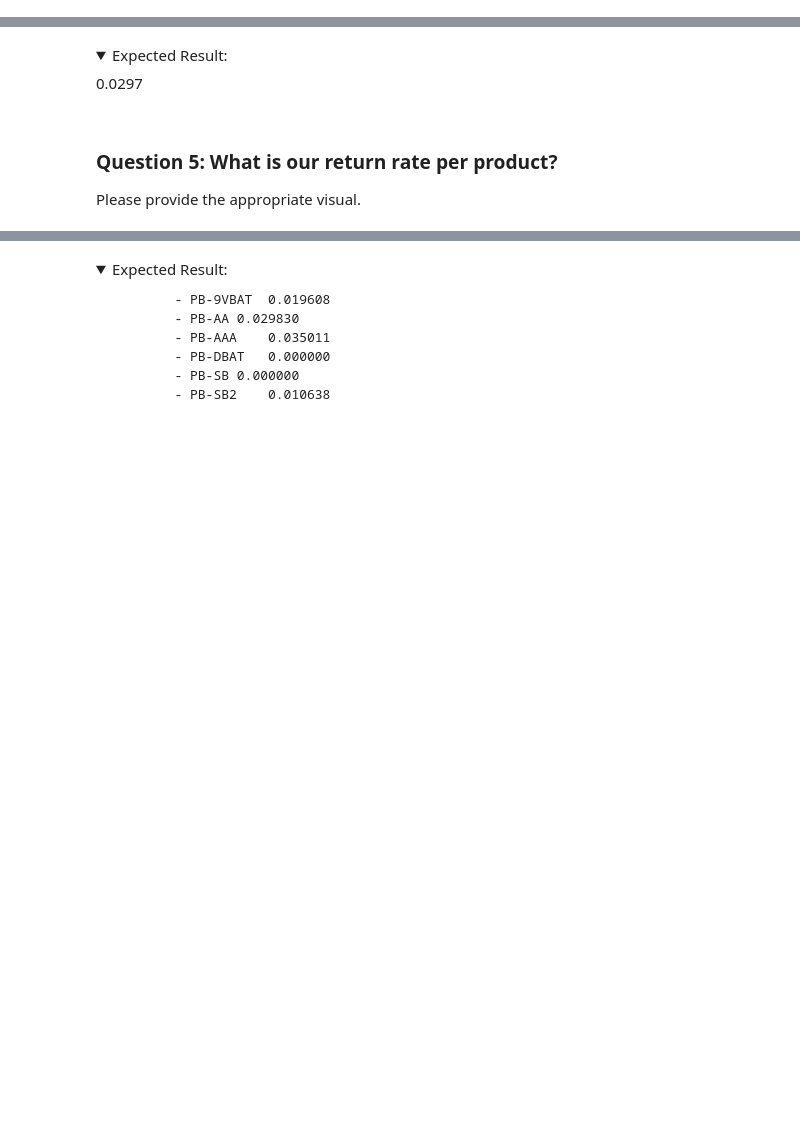
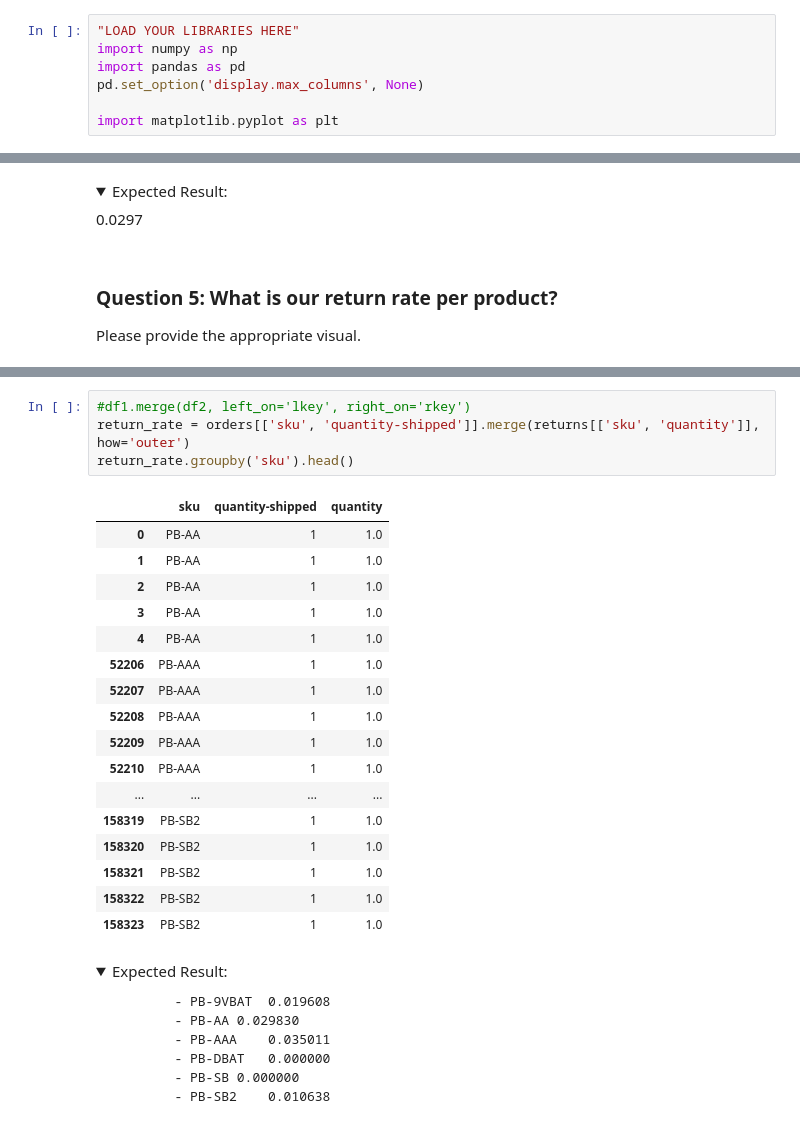
Before and after one commit to puga-42/fba-analysis, a Jupyter notebook: Amazon_Orders_Assignment.ipynb, the cells around one changed output, grey strips where cells are left out. Cells and saved outputs as stored; diff of their text form; folded sections open; blank space fills up the shorter version.

```diff
--- a/Amazon_Orders_Assignment.ipynb
+++ b/Amazon_Orders_Assignment.ipynb
@@ -16,0 +9,7 @@ You may use any libraries you prefer. Your data is contained in the orders.csv a
+# %%
+"LOAD YOUR LIBRARIES HERE"
+import numpy as np
+import pandas as pd
+pd.set_option('display.max_columns', None)
+
+import matplotlib.pyplot as plt
@@ -73,3 +171,25 @@ Please provide the appropriate visual.
+# %%
+#df1.merge(df2, left_on='lkey', right_on='rkey')
+return_rate = orders[['sku', 'quantity-shipped']].merge(returns[['sku', 'quantity']], how='outer')
+return_rate.groupby('sku').head()
+# %% [output]
+|  | sku | quantity-shipped | quantity |
+| 0 | PB-AA | 1 | 1.0 |
+| 1 | PB-AA | 1 | 1.0 |
+| 2 | PB-AA | 1 | 1.0 |
+| 3 | PB-AA | 1 | 1.0 |
+| 4 | PB-AA | 1 | 1.0 |
+| 52206 | PB-AAA | 1 | 1.0 |
+| 52207 | PB-AAA | 1 | 1.0 |
+| 52208 | PB-AAA | 1 | 1.0 |
+| 52209 | PB-AAA | 1 | 1.0 |
+| 52210 | PB-AAA | 1 | 1.0 |
+| ... | ... | ... | ... |
+| 158319 | PB-SB2 | 1 | 1.0 |
+| 158320 | PB-SB2 | 1 | 1.0 |
+| 158321 | PB-SB2 | 1 | 1.0 |
+| 158322 | PB-SB2 | 1 | 1.0 |
+| 158323 | PB-SB2 | 1 | 1.0 |
 # %% [markdown]
 <details>
     <summary>
```
Also changed, not shown: parts of 16 cells of this notebook.
